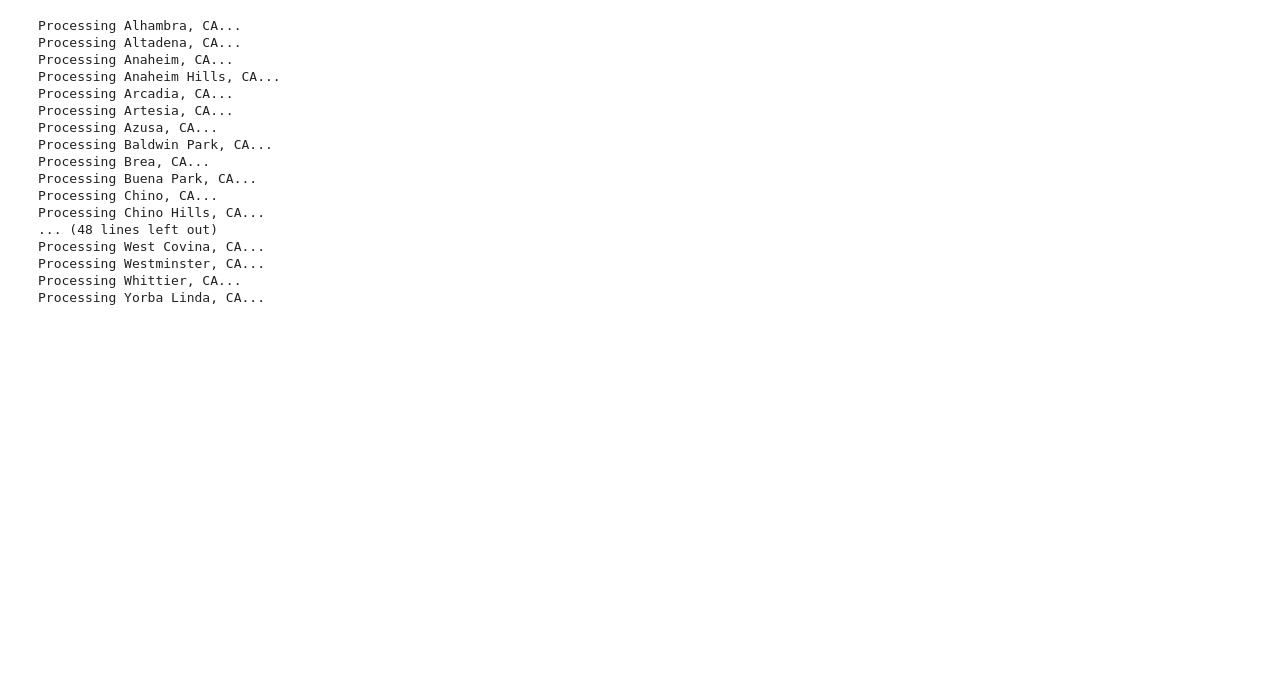
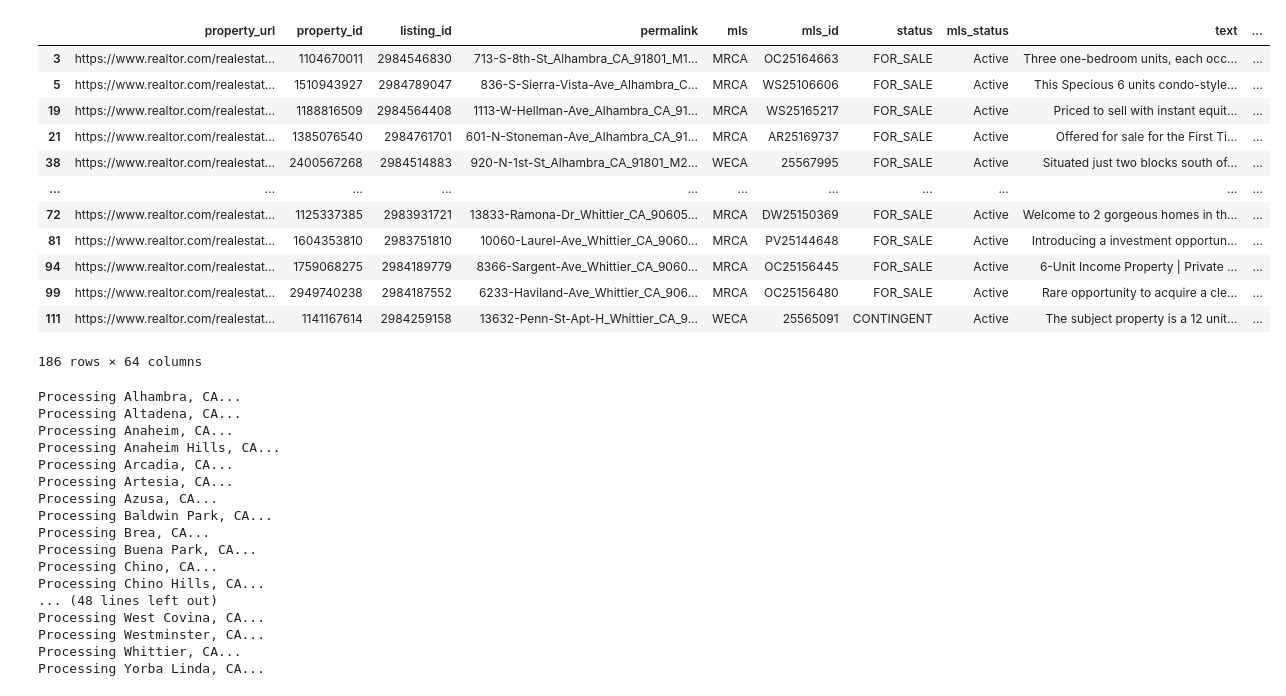
Before and after one commit to bluo42/acres-ai, a Jupyter notebook: src/data_pull.ipynb, the cells around one changed output. Cells and saved outputs as stored; diff of their text form; code cells hidden in the pictures; blank space fills up the shorter version.

```diff
--- a/src/data_pull.ipynb
+++ b/src/data_pull.ipynb
@@ -53,0 +74,16 @@ listed_properties = scrape_property(
+# %%
+
+listed_properties_df = pd.concat(listed_properties_list) if listed_properties_list else None
+# Create folder structure
+current_date = datetime.now().strftime("%Y%m%d")
+base_path = f"homeharvest/for_sale/{current_date}/"
+
+# Create filename
+current_timestamp = datetime.now().strftime("%Y%m%d_%H%M%S")
+filename = f"for_sale_{current_timestamp}.csv"
+
+# Upload to GCS
+if listed_properties_df is not None:
+    blob = bucket.blob(base_path + filename)
+    listed_properties_df.to_csv('temp.csv', index=False)
+    blob.upload_from_filename('temp.csv')
@@ -54,3 +108,19 @@ listed_properties = scrape_property(
+# %%
+listed_properties_df[listed_properties_df['style'] == 'MULTI_FAMILY']
+# %% [output]
+|  | property_url | property_id | listing_id | permalink | mls | mls_id | status | mls_status | text | ... |
+| 3 | https://www.realtor.com/realestat... | 1104670011 | 2984546830 | 713-S-8th-St_Alhambra_CA_91801_M1... | MRCA | OC25164663 | FOR_SALE | Active | Three one-bedroom units, each occ... | ... |
+| 5 | https://www.realtor.com/realestat... | 1510943927 | 2984789047 | 836-S-Sierra-Vista-Ave_Alhambra_C... | MRCA | WS25106606 | FOR_SALE | Active | This Specious 6 units condo-style... | ... |
+| 19 | https://www.realtor.com/realestat... | 1188816509 | 2984564408 | 1113-W-Hellman-Ave_Alhambra_CA_91... | MRCA | WS25165217 | FOR_SALE | Active | Priced to sell with instant equit... | ... |
+| 21 | https://www.realtor.com/realestat... | 1385076540 | 2984761701 | 601-N-Stoneman-Ave_Alhambra_CA_91... | MRCA | AR25169737 | FOR_SALE | Active | Offered for sale for the First Ti... | ... |
+| 38 | https://www.realtor.com/realestat... | 2400567268 | 2984514883 | 920-N-1st-St_Alhambra_CA_91801_M2... | WECA | 25567995 | FOR_SALE | Active | Situated just two blocks south of... | ... |
+| ... | ... | ... | ... | ... | ... | ... | ... | ... | ... | ... |
+| 72 | https://www.realtor.com/realestat... | 1125337385 | 2983931721 | 13833-Ramona-Dr_Whittier_CA_90605... | MRCA | DW25150369 | FOR_SALE | Active | Welcome to 2 gorgeous homes in th... | ... |
+| 81 | https://www.realtor.com/realestat... | 1604353810 | 2983751810 | 10060-Laurel-Ave_Whittier_CA_9060... | MRCA | PV25144648 | FOR_SALE | Active | Introducing a investment opportun... | ... |
+| 94 | https://www.realtor.com/realestat... | 1759068275 | 2984189779 | 8366-Sargent-Ave_Whittier_CA_9060... | MRCA | OC25156445 | FOR_SALE | Active | 6-Unit Income Property | Private ... | ... |
+| 99 | https://www.realtor.com/realestat... | 2949740238 | 2984187552 | 6233-Haviland-Ave_Whittier_CA_906... | MRCA | OC25156480 | FOR_SALE | Active | Rare opportunity to acquire a cle... | ... |
+| 111 | https://www.realtor.com/realestat... | 1141167614 | 2984259158 | 13632-Penn-St-Apt-H_Whittier_CA_9... | WECA | 25565091 | CONTINGENT | Active | The subject property is a 12 unit... | ... |
+186 rows × 64 columns
 # %%
 # Add ", CA" to each city name
 list_of_cities = pd.read_csv('../city_list.csv')
```
Also changed, not shown: parts of 13 cells of this notebook, 2 other files.
